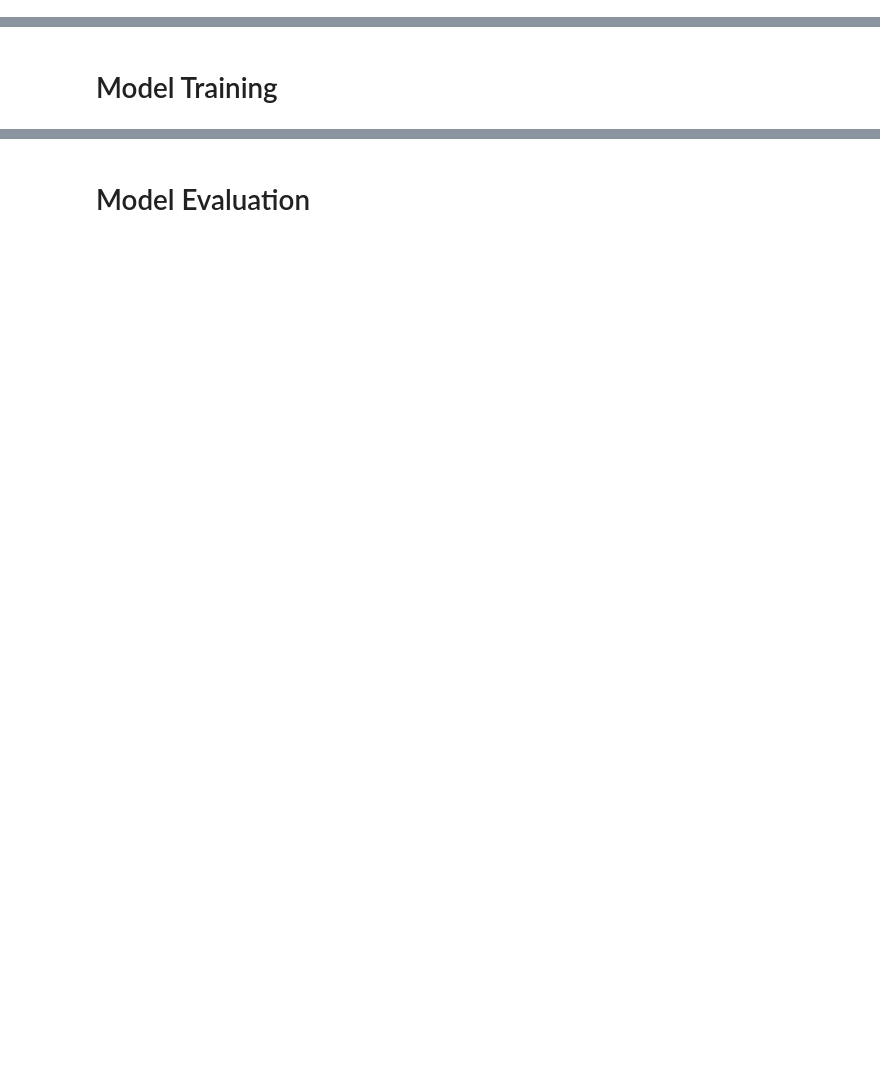
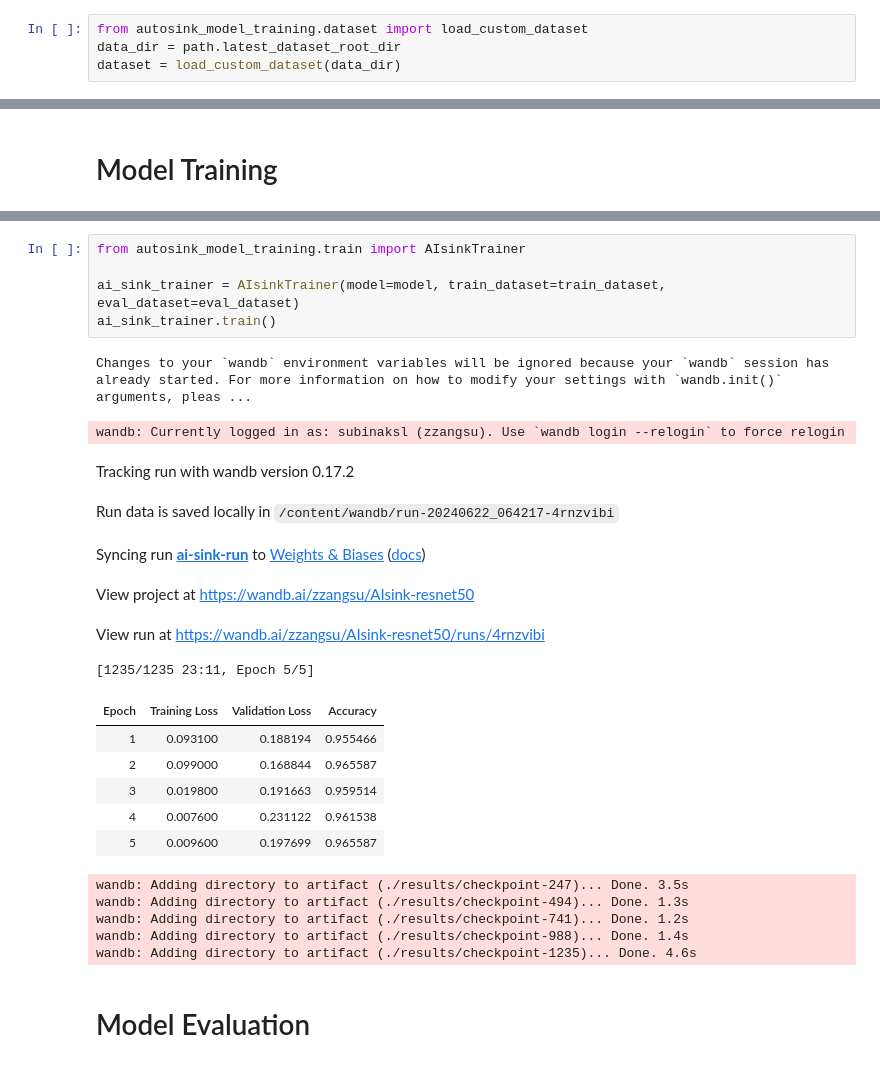
Before and after one commit to slink-to-unlock/autosink-orchestra, a Jupyter notebook: notebooks/pipeline.ipynb, the cells around one changed output, grey strips where cells are left out. Drawn from its saved outputs; the diff is of its cells as text; blank space fills up the shorter version.

```diff
--- a/notebooks/pipeline.ipynb
+++ b/notebooks/pipeline.ipynb
@@ -61,0 +85,4 @@ path.latest_dataset_root_dir
+# %%
+from autosink_model_training.dataset import load_custom_dataset
+data_dir = path.latest_dataset_root_dir
+dataset = load_custom_dataset(data_dir)
@@ -66,2 +178,27 @@ path.latest_dataset_root_dir
+# %%
+from autosink_model_training.train import AIsinkTrainer
+
+ai_sink_trainer = AIsinkTrainer(model=model, train_dataset=train_dataset, eval_dataset=eval_dataset)
+ai_sink_trainer.train()
+# %% [output]
+Changes to your `wandb` environment variables will be ignored because your `wandb` session has already started. For more information on how to modify your settings with `wandb.init()` arguments, pleas ...
+wandb: Currently logged in as: subinaksl (zzangsu). Use `wandb login --relogin` to force relogin
+Tracking run with wandb version 0.17.2
+Run data is saved locally in /content/wandb/run-20240622_064217-4rnzvibi
+Syncing run ai-sink-run to Weights & Biases (docs)
+View project at https://wandb.ai/zzangsu/AIsink-resnet50
+View run at https://wandb.ai/zzangsu/AIsink-resnet50/runs/4rnzvibi
+[1235/1235 23:11, Epoch 5/5]
+| Epoch | Training Loss | Validation Loss | Accuracy |
+| 1 | 0.093100 | 0.188194 | 0.955466 |
+| 2 | 0.099000 | 0.168844 | 0.965587 |
+| 3 | 0.019800 | 0.191663 | 0.959514 |
+| 4 | 0.007600 | 0.231122 | 0.961538 |
+| 5 | 0.009600 | 0.197699 | 0.965587 |
+wandb: Adding directory to artifact (./results/checkpoint-247)... Done. 3.5s
+wandb: Adding directory to artifact (./results/checkpoint-494)... Done. 1.3s
+wandb: Adding directory to artifact (./results/checkpoint-741)... Done. 1.2s
+wandb: Adding directory to artifact (./results/checkpoint-988)... Done. 1.4s
+wandb: Adding directory to artifact (./results/checkpoint-1235)... Done. 4.6s
 # %% [markdown]
 # Model Evaluation
```
Also changed, not shown: parts of 15 cells of this notebook.
